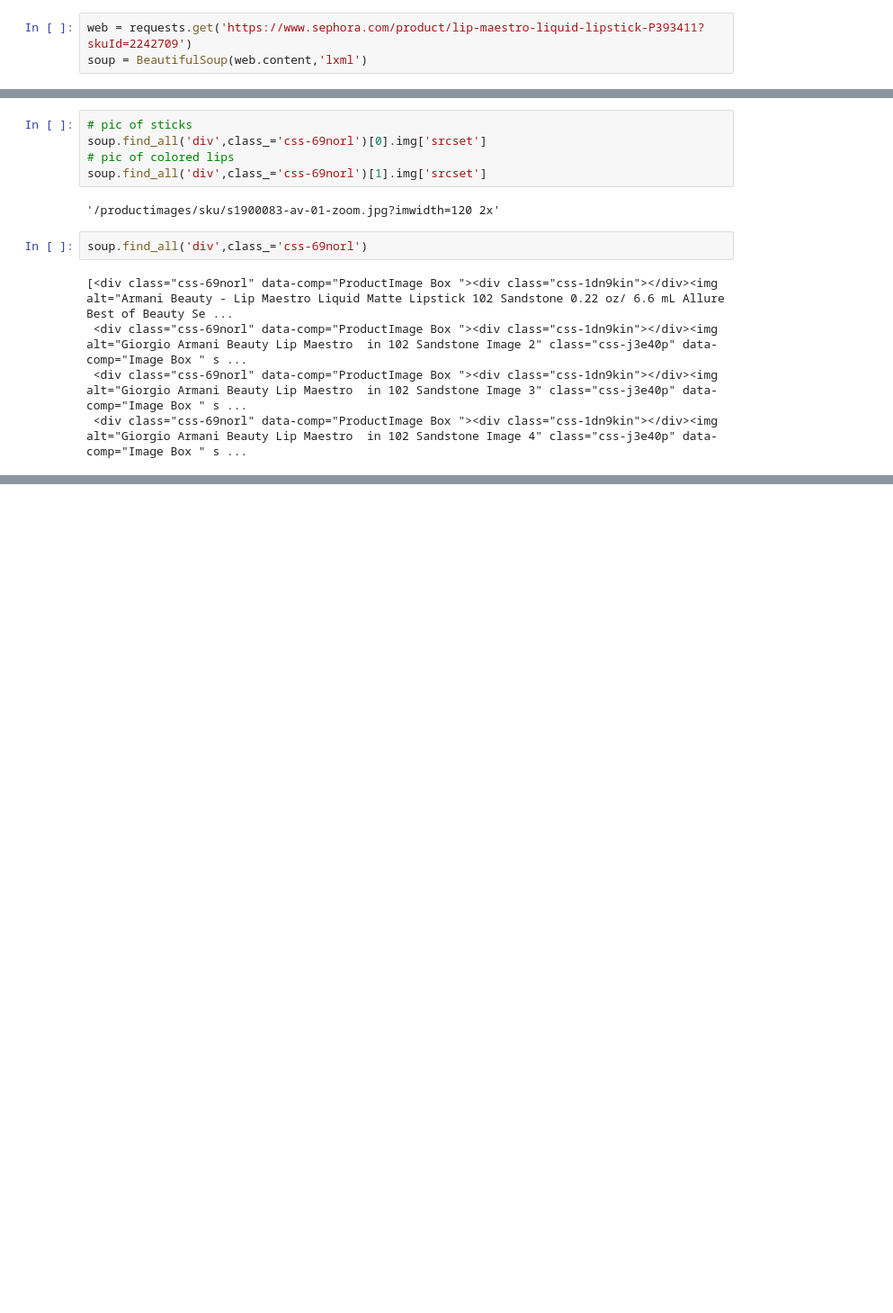
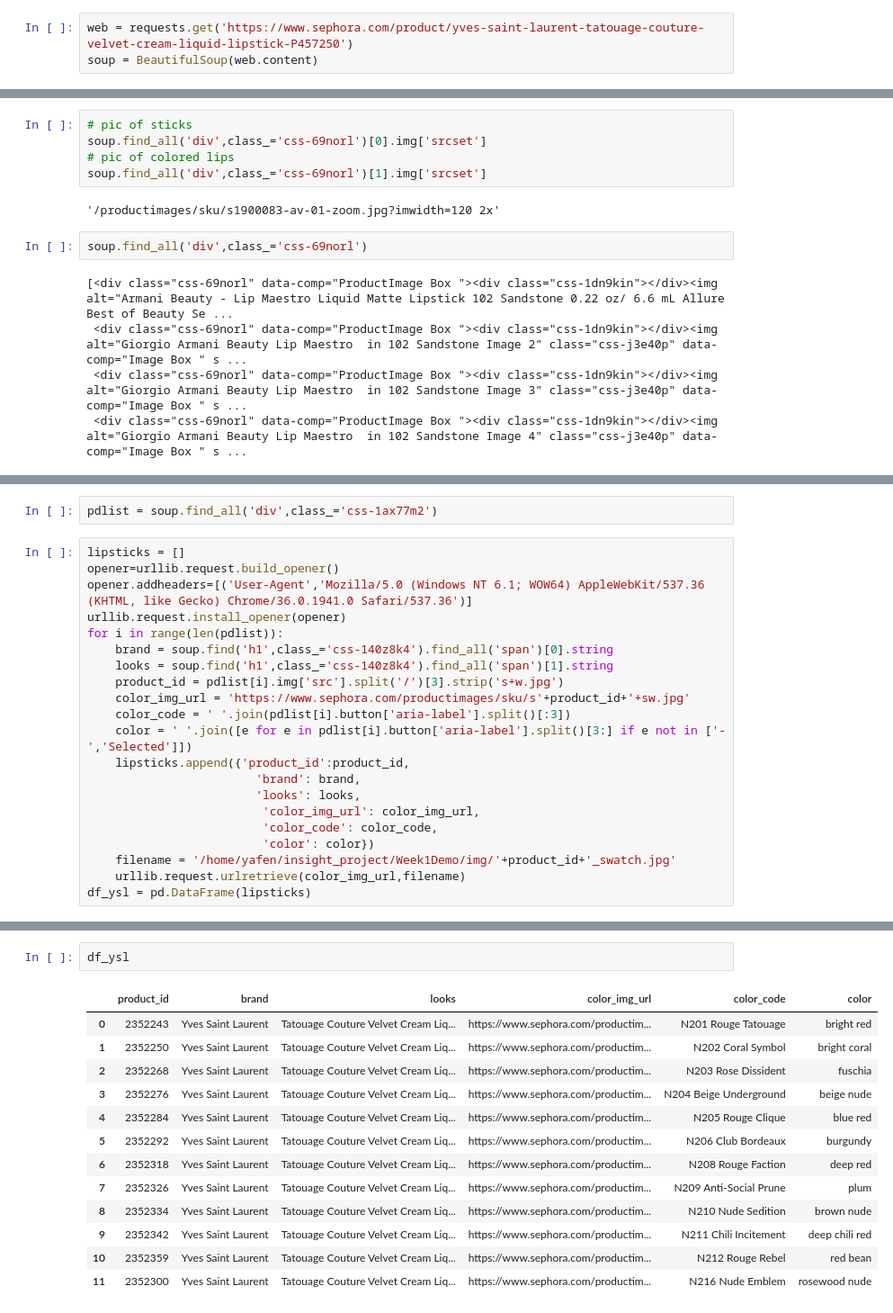
Before and after one commit to OnePiece101/Insight_Project, a Jupyter notebook: Data_Scraping_WK2.ipynb, the cells around one changed output, grey strips where cells are left out. Shown at 90% size. Drawn from its saved outputs; the diff is of its cells as text; blank space fills up the shorter version.

Commit message:
ysl_swatch

```diff
--- a/Data_Scraping_WK2.ipynb
+++ b/Data_Scraping_WK2.ipynb
@@ -4,6 +6,6 @@ import requests
 # %%
-web = requests.get('https://www.sephora.com/product/lip-maestro-liquid-lipstick-P393411?skuId=2242709')
-soup = BeautifulSoup(web.content,'lxml')
+web = requests.get('https://www.sephora.com/product/yves-saint-laurent-tatouage-couture-velvet-cream-liquid-lipstick-P457250')
+soup = BeautifulSoup(web.content)
 # %%
 print(soup.prettify())
 # %% [output]
@@ -111,0 +117,23 @@ soup.find_all('div',class_='css-69norl')
+# %%
+pdlist = soup.find_all('div',class_='css-1ax77m2')
+# %%
+lipsticks = []
+opener=urllib.request.build_opener()
+opener.addheaders=[('User-Agent','Mozilla/5.0 (Windows NT 6.1; WOW64) AppleWebKit/537.36 (KHTML, like Gecko) Chrome/36.0.1941.0 Safari/537.36')]
+urllib.request.install_opener(opener)
+for i in range(len(pdlist)):
+    brand = soup.find('h1',class_='css-140z8k4').find_all('span')[0].string
+    looks = soup.find('h1',class_='css-140z8k4').find_all('span')[1].string
+    product_id = pdlist[i].img['src'].split('/')[3].strip('s+w.jpg')
+    color_img_url = 'https://www.sephora.com/productimages/sku/s'+product_id+'+sw.jpg'
+    color_code = ' '.join(pdlist[i].button['aria-label'].split()[:3])
+    color = ' '.join([e for e in pdlist[i].button['aria-label'].split()[3:] if e not in ['-','Selected']])
+    lipsticks.append({'product_id':product_id,
+                        'brand': brand,
+                        'looks': looks,
+                         'color_img_url': color_img_url,
+                         'color_code': color_code,
+                         'color': color})
+    filename = '/home/yafen/insight_project/Week1Demo/img/'+product_id+'_swatch.jpg'
+    urllib.request.urlretrieve(color_img_url,filename)
+df_ysl = pd.DataFrame(lipsticks)
@@ -111,0 +155,16 @@ soup.find_all('div',class_='css-69norl')
+# %%
+df_ysl
+# %% [output]
+|  | product_id | brand | looks | color_img_url | color_code | color |
+| 0 | 2352243 | Yves Saint Laurent | Tatouage Couture Velvet Cream Liq... | https://www.sephora.com/productim... | N201 Rouge Tatouage | bright red |
+| 1 | 2352250 | Yves Saint Laurent | Tatouage Couture Velvet Cream Liq... | https://www.sephora.com/productim... | N202 Coral Symbol | bright coral |
+| 2 | 2352268 | Yves Saint Laurent | Tatouage Couture Velvet Cream Liq... | https://www.sephora.com/productim... | N203 Rose Dissident | fuschia |
+| 3 | 2352276 | Yves Saint Laurent | Tatouage Couture Velvet Cream Liq... | https://www.sephora.com/productim... | N204 Beige Underground | beige nude |
+| 4 | 2352284 | Yves Saint Laurent | Tatouage Couture Velvet Cream Liq... | https://www.sephora.com/productim... | N205 Rouge Clique | blue red |
+| 5 | 2352292 | Yves Saint Laurent | Tatouage Couture Velvet Cream Liq... | https://www.sephora.com/productim... | N206 Club Bordeaux | burgundy |
+| 6 | 2352318 | Yves Saint Laurent | Tatouage Couture Velvet Cream Liq... | https://www.sephora.com/productim... | N208 Rouge Faction | deep red |
+| 7 | 2352326 | Yves Saint Laurent | Tatouage Couture Velvet Cream Liq... | https://www.sephora.com/productim... | N209 Anti-Social Prune | plum |
+| 8 | 2352334 | Yves Saint Laurent | Tatouage Couture Velvet Cream Liq... | https://www.sephora.com/productim... | N210 Nude Sedition | brown nude |
+| 9 | 2352342 | Yves Saint Laurent | Tatouage Couture Velvet Cream Liq... | https://www.sephora.com/productim... | N211 Chili Incitement | deep chili red |
+| 10 | 2352359 | Yves Saint Laurent | Tatouage Couture Velvet Cream Liq... | https://www.sephora.com/productim... | N212 Rouge Rebel | red bean |
+| 11 | 2352300 | Yves Saint Laurent | Tatouage Couture Velvet Cream Liq... | https://www.sephora.com/productim... | N216 Nude Emblem | rosewood nude |
```
Also changed, not shown: parts of 5 cells of this notebook.
